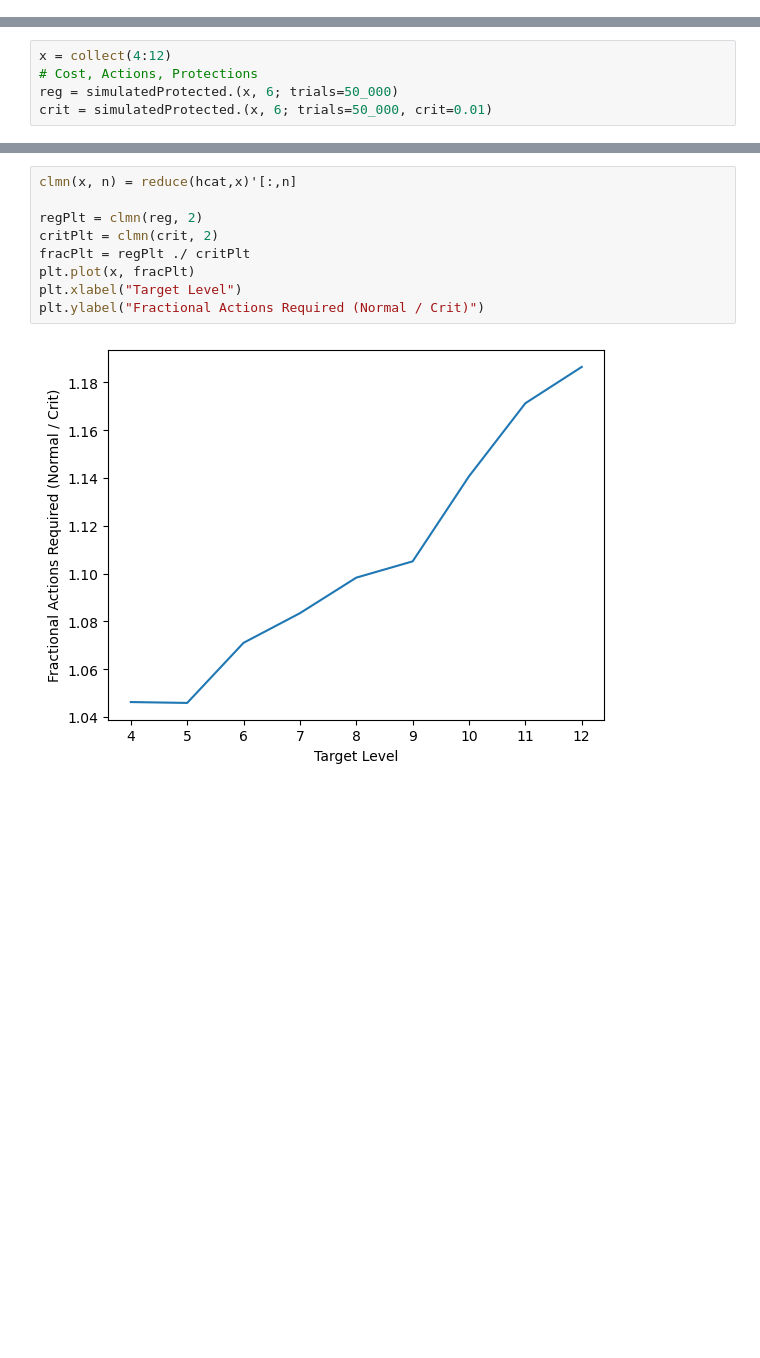
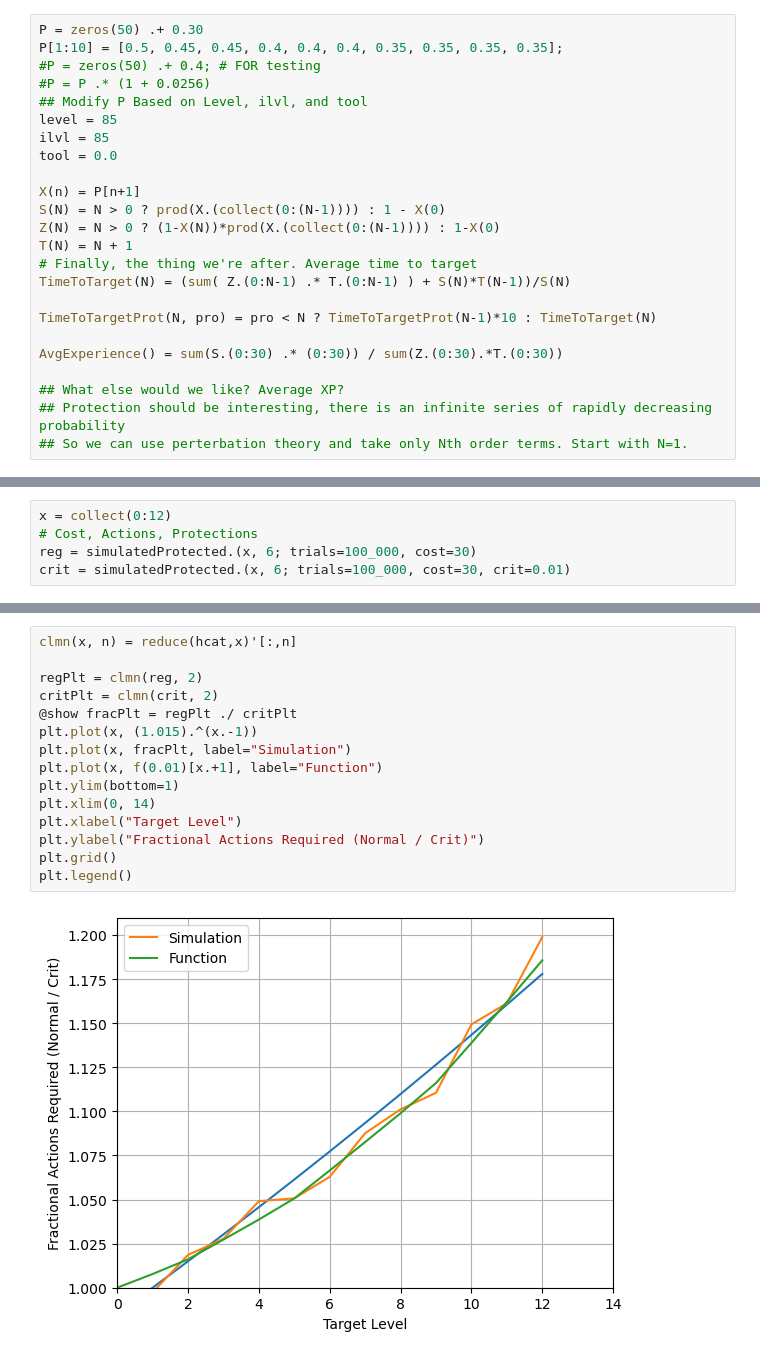
Before and after one commit to holychikenz/cow, a Jupyter notebook: EnhanceThingy.ipynb, the cells around one changed output, grey strips where cells are left out. Saved outputs shown, nothing was run; the diff lists cells and outputs as text; blank space fills up the shorter version.

```diff
--- a/EnhanceThingy.ipynb
+++ b/EnhanceThingy.ipynb
@@ -27,3 +7,27 @@ TimeToTargetProt (generic function with 1 method)
+# %%
+P = zeros(50) .+ 0.30
+P[1:10] = [0.5, 0.45, 0.45, 0.4, 0.4, 0.4, 0.35, 0.35, 0.35, 0.35];
+#P = zeros(50) .+ 0.4; # FOR testing
+#P = P .* (1 + 0.0256)
+## Modify P Based on Level, ilvl, and tool
+level = 85
+ilvl = 85
+tool = 0.0
+
+X(n) = P[n+1]
+S(N) = N > 0 ? prod(X.(collect(0:(N-1)))) : 1 - X(0)
+Z(N) = N > 0 ? (1-X(N))*prod(X.(collect(0:(N-1)))) : 1-X(0)
+T(N) = N + 1
+# Finally, the thing we're after. Average time to target
+TimeToTarget(N) = (sum( Z.(0:N-1) .* T.(0:N-1) ) + S(N)*T(N-1))/S(N)
+
+TimeToTargetProt(N, pro) = pro < N ? TimeToTargetProt(N-1)*10 : TimeToTarget(N)
+
+AvgExperience() = sum(S.(0:30) .* (0:30)) / sum(Z.(0:30).*T.(0:30))
+
+## What else would we like? Average XP?
+## Protection should be interesting, there is an infinite series of rapidly decreasing probability
+## So we can use perterbation theory and take only Nth order terms. Start with N=1.
 # %%
 ## Simulated Values
 function enhance(level; crit=0.0)
@@ -160,6 +190,6 @@ simulatedProtected(10, 6) = [8484.7387, 4547.4187, 65.622]
 # %%
-x = collect(4:12)
+x = collect(0:12)
 # Cost, Actions, Protections
-reg = simulatedProtected.(x, 6; trials=50_000)
-crit = simulatedProtected.(x, 6; trials=50_000, crit=0.01)
+reg = simulatedProtected.(x, 6; trials=100_000, cost=30)
+crit = simulatedProtected.(x, 6; trials=100_000, cost=30, crit=0.01)
 # %% [output]
@@ -176,11 +210,17 @@ crit = simulatedProtected.(x, 6; trials=50_000, crit=0.01)
 # %%
 clmn(x, n) = reduce(hcat,x)'[:,n]
 
 regPlt = clmn(reg, 2)
 critPlt = clmn(crit, 2)
-fracPlt = regPlt ./ critPlt
-plt.plot(x, fracPlt)
+@show fracPlt = regPlt ./ critPlt
+plt.plot(x, (1.015).^(x.-1))
+plt.plot(x, fracPlt, label="Simulation")
+plt.plot(x, f(0.01)[x.+1], label="Function")
+plt.ylim(bottom=1)
+plt.xlim(0, 14)
 plt.xlabel("Target Level")
 plt.ylabel("Fractional Actions Required (Normal / Crit)")
+plt.grid()
+plt.legend()
 # %% [output]
-[figure, old version]
+[figure, new version]
```
Also changed, not shown: parts of 10 cells of this notebook, 1 other file.
